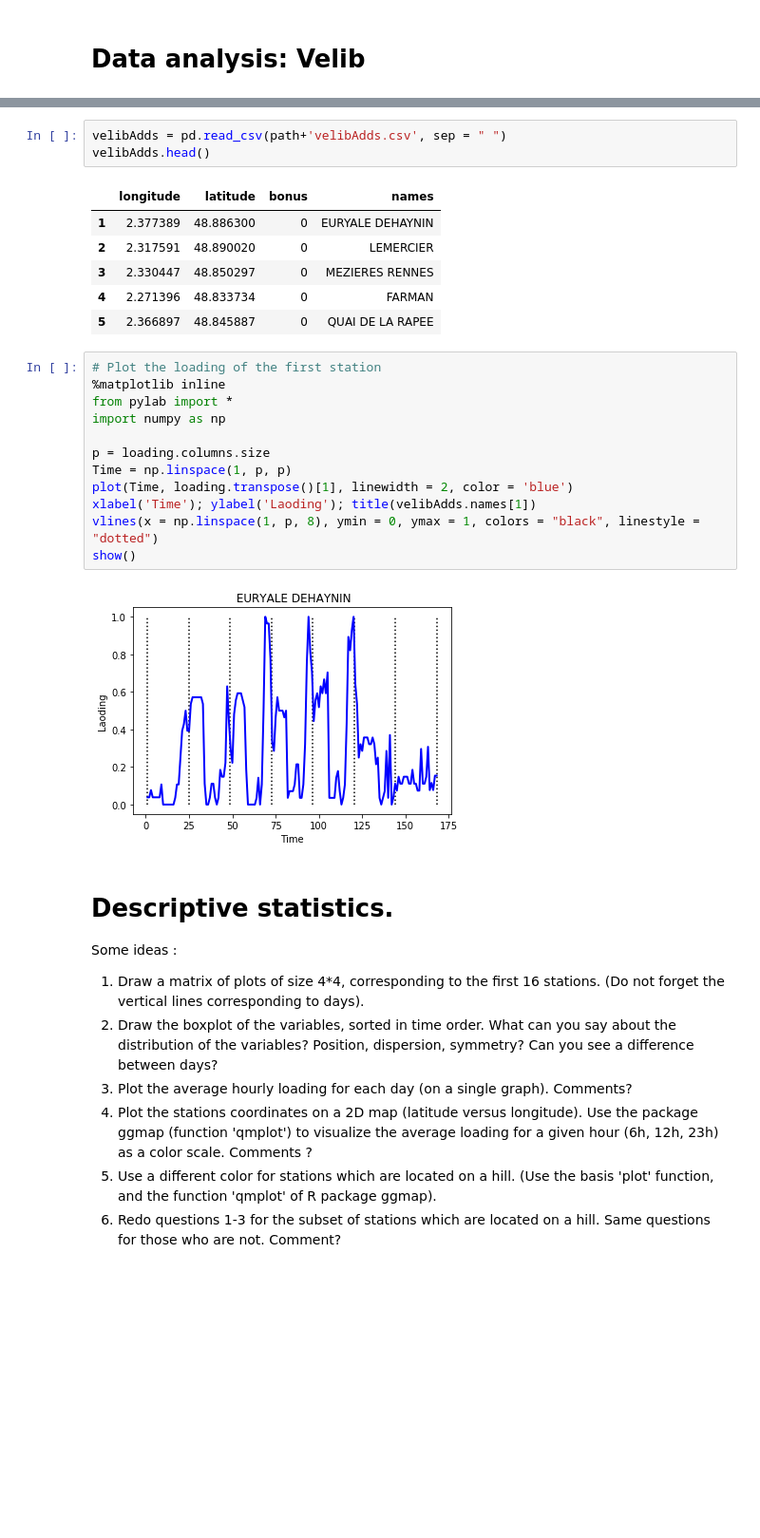
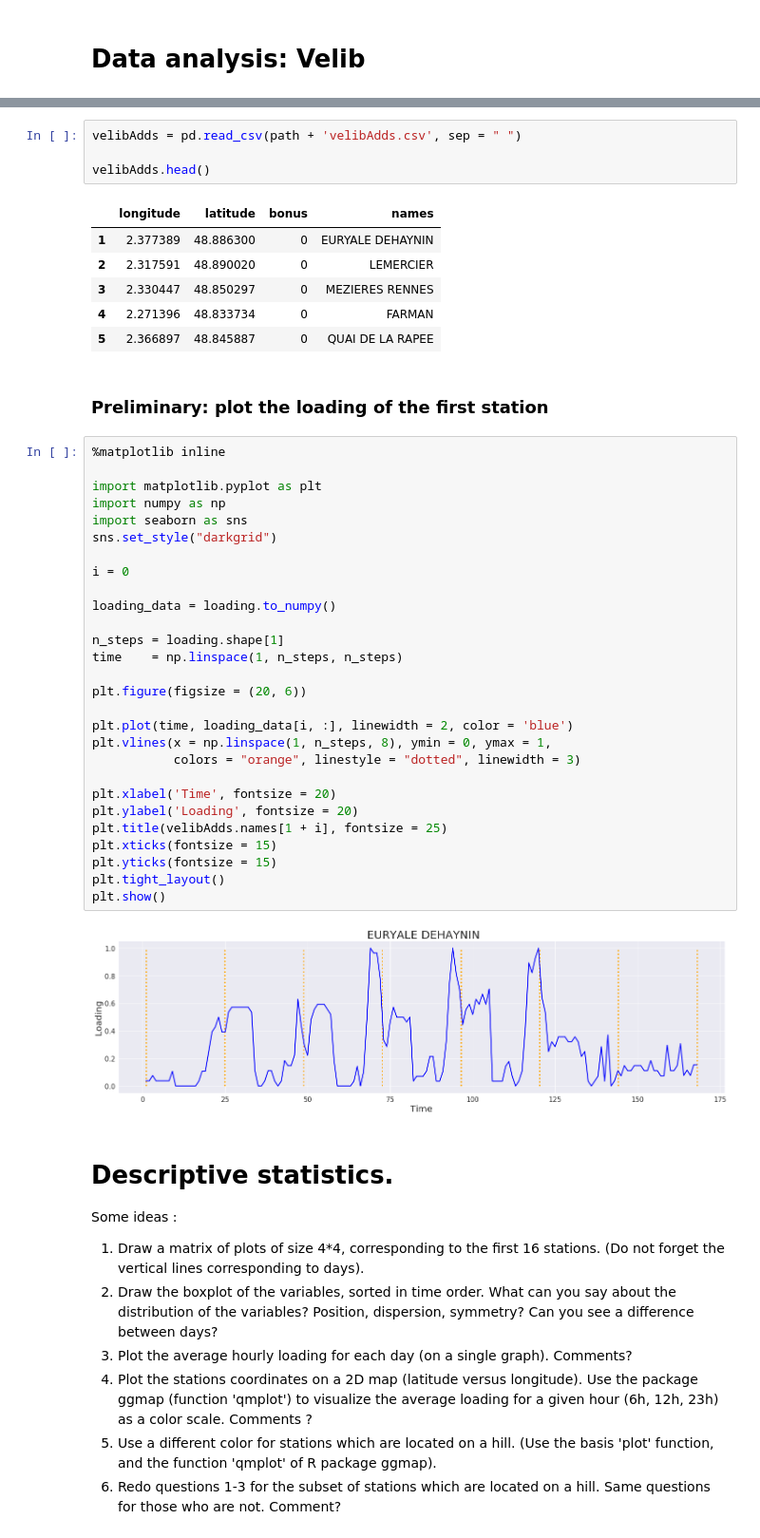
Before and after one commit to paul-corbalan/Data-analysis-Project-4Y-INSA, a Jupyter notebook: velib_PythonNotebook_starter.ipynb, the cells around one changed output, grey strips where cells are left out. Shown at 95% size. Drawn from its saved outputs; the diff is of its cells as text; blank space fills up the shorter version.

Commit message:
TP Velib Python

```diff
--- a/velib_PythonNotebook_starter.ipynb
+++ b/velib_PythonNotebook_starter.ipynb
@@ -20,7 +30,8 @@ loading.head()
 | 5 | 0.927536 | 0.811594 | 0.739130 | 0.724638 | 0.724638 | 0.724638 | 0.724638 | 0.724638 | 0.753623 | 0.971014 | ... | ... |
 5 rows × 168 columns
 # %%
-velibAdds = pd.read_csv(path+'velibAdds.csv', sep = " ")
+velibAdds = pd.read_csv(path + 'velibAdds.csv', sep = " ")
+
 velibAdds.head()
 # %% [output]
 |  | longitude | latitude | bonus | names |
@@ -29,20 +40,38 @@ velibAdds.head()
 | 3 | 2.330447 | 48.850297 | 0 | MEZIERES RENNES |
 | 4 | 2.271396 | 48.833734 | 0 | FARMAN |
 | 5 | 2.366897 | 48.845887 | 0 | QUAI DE LA RAPEE |
-# %%
-# Plot the loading of the first station
-%matplotlib inline
-from pylab import *
-import numpy as np
-
-p = loading.columns.size
-Time = np.linspace(1, p, p)
-plot(Time, loading.transpose()[1], linewidth = 2, color = 'blue')
-xlabel('Time'); ylabel('Laoding'); title(velibAdds.names[1])
-vlines(x = np.linspace(1, p, 8), ymin = 0, ymax = 1, colors = "black", linestyle = "dotted")
-show()
-# %% [output]
-[figure, removed]
+# %% [markdown]
+### Preliminary: plot the loading of the first station
+# %%
+%matplotlib inline
+
+import matplotlib.pyplot as plt
+import numpy as np
+import seaborn as sns
+sns.set_style("darkgrid")
+
+i = 0
+
+loading_data = loading.to_numpy()
+
+n_steps = loading.shape[1]
+time    = np.linspace(1, n_steps, n_steps)
+
+plt.figure(figsize = (20, 6))
+
+plt.plot(time, loading_data[i, :], linewidth = 2, color = 'blue')
+plt.vlines(x = np.linspace(1, n_steps, 8), ymin = 0, ymax = 1,
+           colors = "orange", linestyle = "dotted", linewidth = 3)
+
+plt.xlabel('Time', fontsize = 20)
+plt.ylabel('Loading', fontsize = 20)
+plt.title(velibAdds.names[1 + i], fontsize = 25)
+plt.xticks(fontsize = 15)
+plt.yticks(fontsize = 15)
+plt.tight_layout()
+plt.show()
+# %% [output]
+[figure, added]
 # %% [markdown]
 # Descriptive statistics.
 
```
Also changed, not shown: parts of 26 cells of this notebook.
